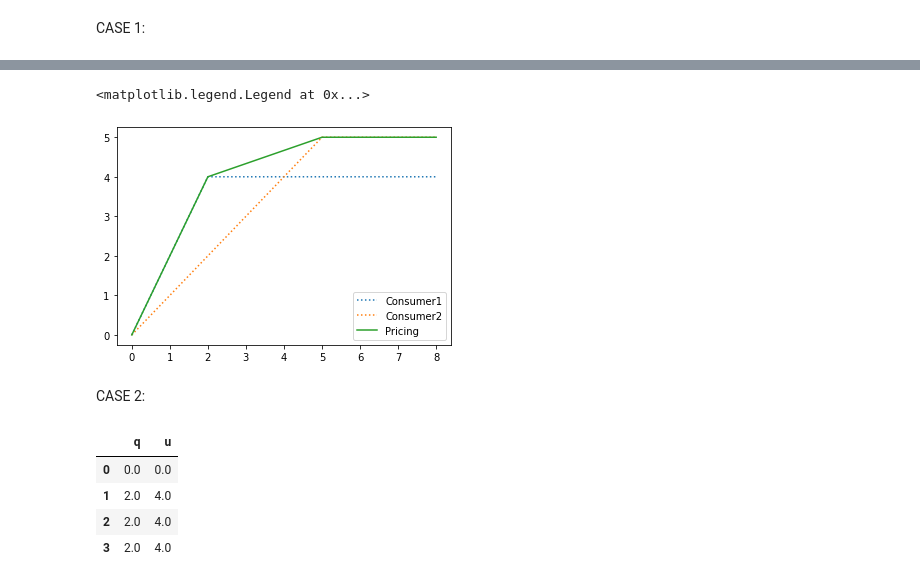
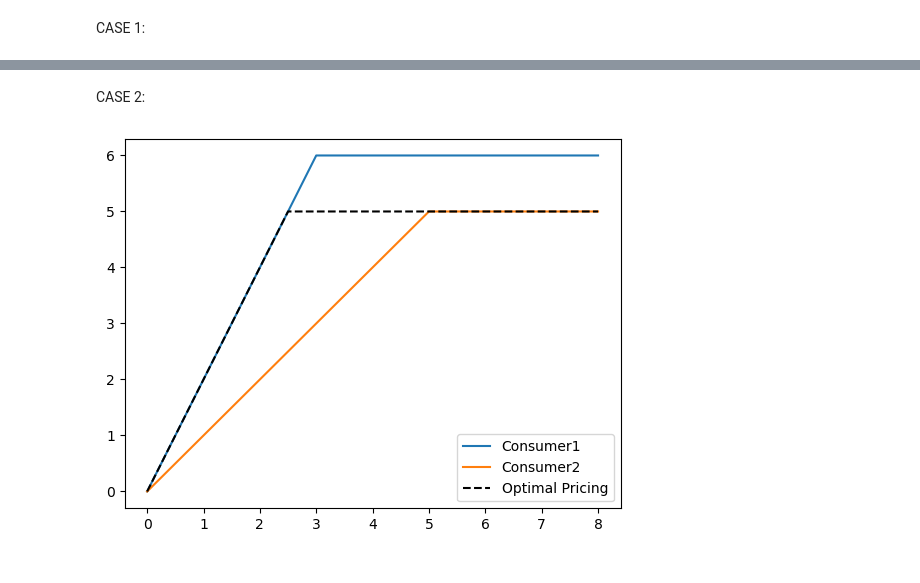
Before and after one commit to wanxii/nonlinear-pricing, a Jupyter notebook: op_pricing_fig.ipynb, the cells around one changed output, grey strips where cells are left out. Drawn from its saved outputs; the diff is of its cells as text; code cells hidden in the pictures.

```diff
--- a/op_pricing_fig.ipynb
+++ b/op_pricing_fig.ipynb
@@ -38,21 +38,18 @@ array([0, 1, 2])
-# %%
-plt.plot(q, u1, label = "Consumer1", linestyle=":")
-plt.plot(q, u2, label = "Consumer2", linestyle=":")
-plt.plot(q, np.concatenate((u1[:ql], beta0 + beta1 * q[ql:qh + 1], u2[qh + 1:])), label = "Pricing")
-plt.legend()
-# %% [output]
-<matplotlib.legend.Legend at 0x...>
-[figure, removed]
 # %% [markdown]
 CASE 2:
 # %%
-array_q = np.concatenate((np.arange(1), 2 * np.ones(3)))
-df = pd.DataFrame({"q": array_q})
-df["u"] = df.q * 2
-df
+vl, vh, ql, qh = 1, 2, 3, 5
+v1, v2, q1, q2 = vh, vl, ql, qh
+q, u1, u2 = generate_utility(v1, v2, q1, q2, 3)
+tp = v2 * q2 / v1
+q_p = sorted(np.append(q, tp))
+
+plt.plot(q, u1, label = "Consumer1")
+plt.plot(q, u2, label = "Consumer2")
+plt.plot(q_p, np.concatenate((u1[:ceil(tp)], v2 * q2 * np.ones(len(u1) - ceil(tp) + 1))),
+         linestyle="--",
+         label = "Optimal Pricing",
+         color = "black")
+plt.legend();
 # %% [output]
-|  | q | u |
-| 0 | 0.0 | 0.0 |
-| 1 | 2.0 | 4.0 |
-| 2 | 2.0 | 4.0 |
-| 3 | 2.0 | 4.0 |
+[figure, added]
```
Also changed, not shown: parts of 5 cells of this notebook.
